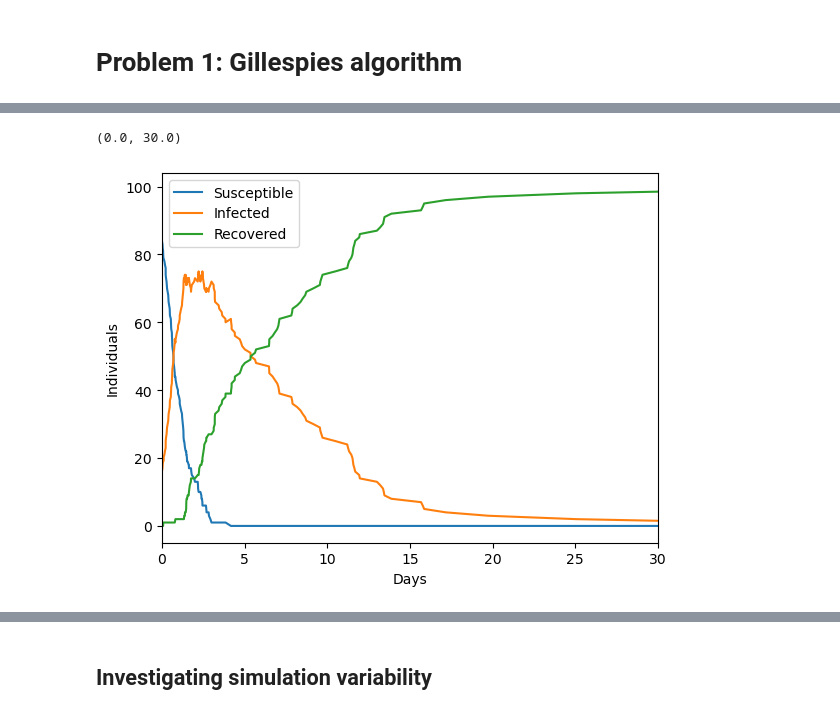
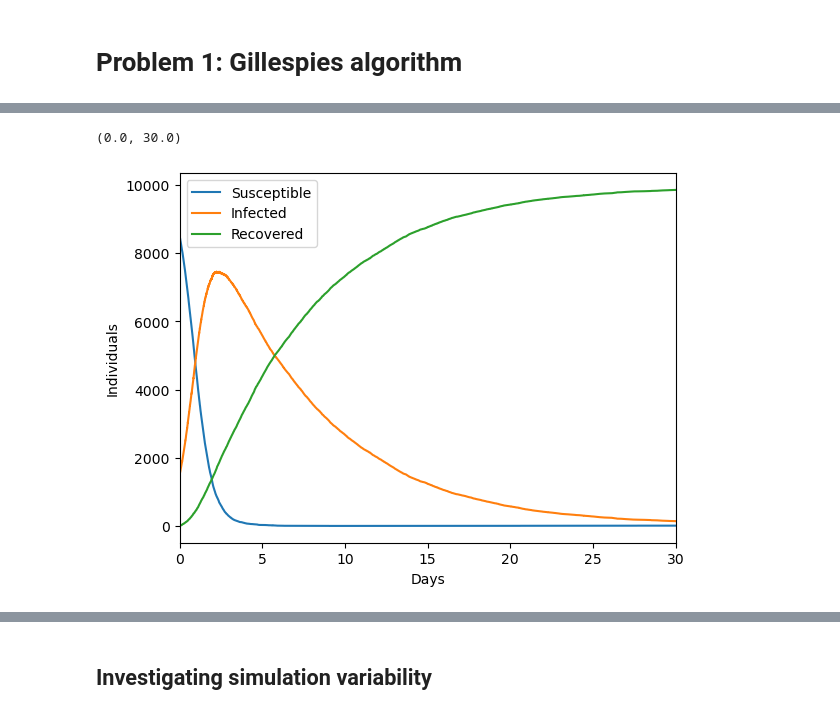
Before and after one commit to AleksSliw/Stochastic-and-spatial-models, a Jupyter notebook: Assigment II.ipynb, the cells around one changed output, grey strips where cells are left out. Cells and saved outputs as stored; diff of their text form; code cells hidden in the pictures.

```diff
--- a/Assigment II.ipynb
+++ b/Assigment II.ipynb
@@ -6,3 +6,28 @@ import matplotlib.pyplot as plt
 from scipy.integrate import odeint
 # %% [markdown]
 # Problem 1: Gillespies algorithm
+# %%
+Rate=np.zeros((6))
+Change=np.zeros((6,3))
+N=np.sum(V[range(3)])
+Rate[0] = beta*V[0]*V[1]/N; Change[0,:]=([-1, +1, 0]);
+Rate[1] = gamma*V[1];  Change[1,:]=([0, -1, +1]);
+Rate[2] = mu*N;  Change[2,:]=([+1, 0, 0]);
+Rate[3] = mu*V[0];  Change[3,:]=([-1, 0, 0]);
+Rate[4] = mu*V[1];  Change[4,:]=([0, -1, 0]);
+Rate[5] = mu*V[2];  Change[5,:]=([0, 0, -1]);
+
+
+N = sum(initial)
+initial = np.array(initial)
+rates[0] = mu*N  #Birth
+#Handling division by zero issues
+if initial[0] > 0 and initial[1] > 0:
+    rates[1] = beta*initial[0]*initial[1]/N
+else:
+    rates[1] = 0
+rates[2] = gamma*initial[1] #
+rates[3] = mu*initial[0]
+rates[4] = mu*initial[1]
+rates[5] = mu*initial[2]
+changes = np.array([[1,0,0],[-1, 1, 0], [0,-1, 1], [-1, 0, 0], [0, -1, 0], [0, 0 ,-1]])
@@ -54,20 +95,20 @@ def event_loop(tmax, initial, function, arguments):
     return time, results
 # %%
 p =  [0.15, 2, 1/(365*60)]
-N = 100
+N = 10000 #Dont go above 1e4
 
-populations = np.round(100* np.array([0.85, 0.15, 0]))
+populations = np.round(N* np.array([0.85, 0.15, 0]))
 x, y = event_loop(30, populations, sir_event,p )
 
 # print(y[0;])
 plt.plot(x, y[0,:], label = 'Susceptible')
 plt.plot(x, y[1,:], label = 'Infected')
 plt.plot(x, y[2,:], label = 'Recovered')
 
 plt.xlabel('Days')
 plt.ylabel('Individuals')
 plt.legend()
 plt.xlim(0, 30)
 # %% [output]
 (0.0, 30.0)
-[figure, old version]
+[figure, new version]
```
Also changed, not shown: parts of 33 cells of this notebook.
